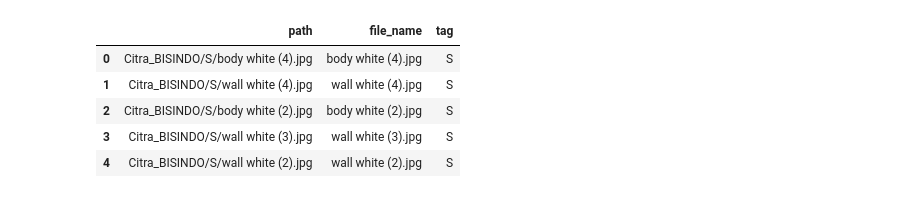
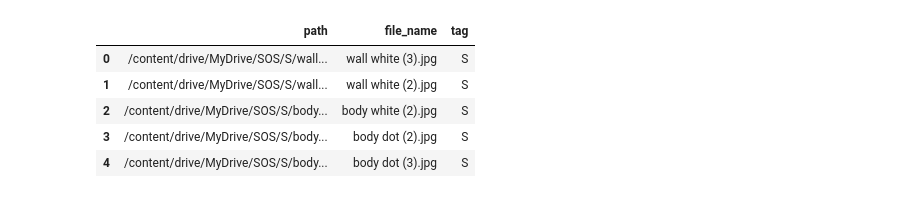
Before and after one commit to arifsoul/DIS-2, a Jupyter notebook: SOS-BISINDO.ipynb, the cells around one changed output. Cells and saved outputs as stored; diff of their text form; code cells hidden in the pictures.

```diff
--- a/SOS-BISINDO.ipynb
+++ b/SOS-BISINDO.ipynb
@@ -2,7 +7,7 @@
 import os
 import pandas as pd
 # %%
-mypath = 'Citra_BISINDO/'
+mypath = '/content/drive/MyDrive/SOS/'
 # %%
 file_name = []
 tag = []
@@ -68,0 +74,3 @@ o.head()
+# %%
+none = df.loc[df['tag'] == 'NONE']
+none.head()
@@ -69,13 +84,13 @@ o.head()
 # %%
-df = pd.concat([s, o], ignore_index=True)
+df = pd.concat([s, o, none], ignore_index=True)
 df.head()
 # %% [output]
 |  | path | file_name | tag |
-| 0 | Citra_BISINDO/S/body white (4).jpg | body white (4).jpg | S |
-| 1 | Citra_BISINDO/S/wall white (4).jpg | wall white (4).jpg | S |
-| 2 | Citra_BISINDO/S/body white (2).jpg | body white (2).jpg | S |
-| 3 | Citra_BISINDO/S/wall white (3).jpg | wall white (3).jpg | S |
-| 4 | Citra_BISINDO/S/wall white (2).jpg | wall white (2).jpg | S |
+| 0 | /content/drive/MyDrive/SOS/S/wall... | wall white (3).jpg | S |
+| 1 | /content/drive/MyDrive/SOS/S/wall... | wall white (2).jpg | S |
+| 2 | /content/drive/MyDrive/SOS/S/body... | body white (2).jpg | S |
+| 3 | /content/drive/MyDrive/SOS/S/body... | body dot (2).jpg | S |
+| 4 | /content/drive/MyDrive/SOS/S/body... | body dot (3).jpg | S |
 # %%
 batch_size = 32
 img_height = 180
```
Also changed, not shown: parts of 27 cells of this notebook.
